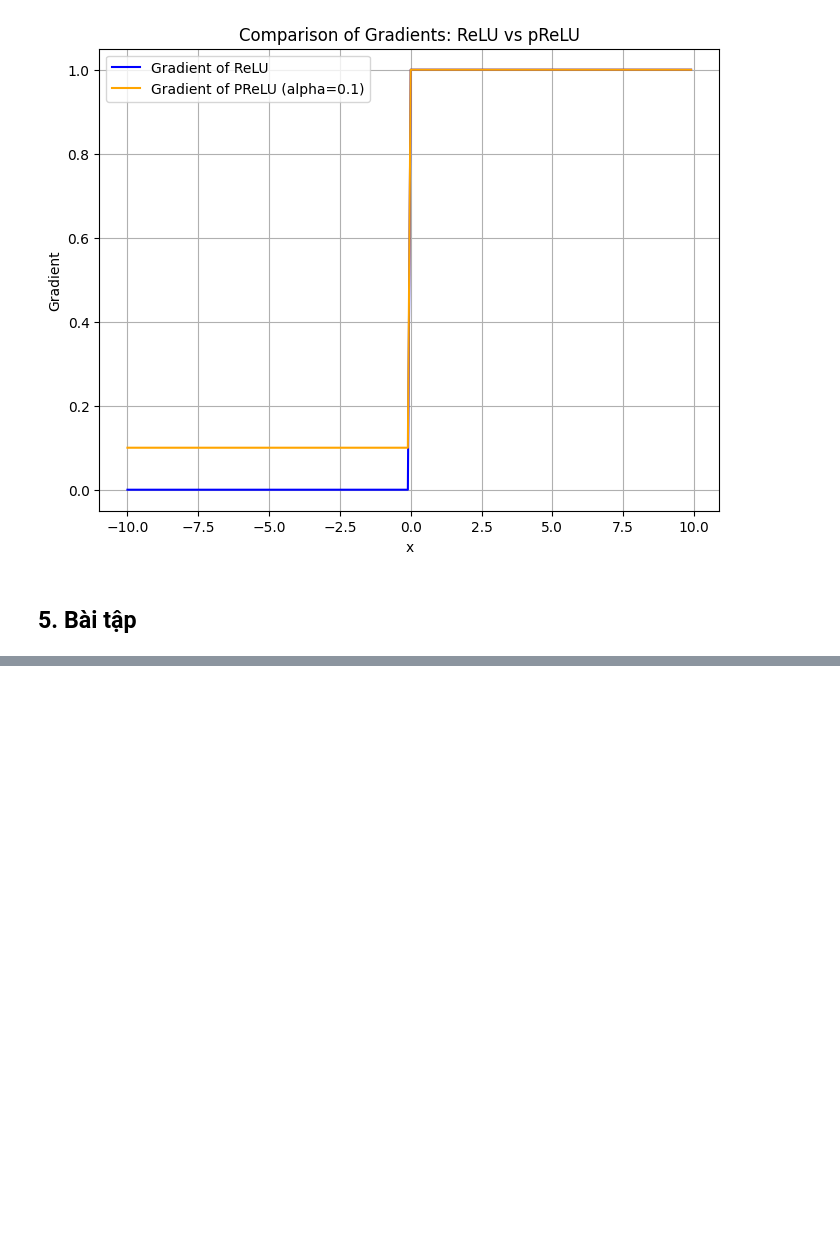
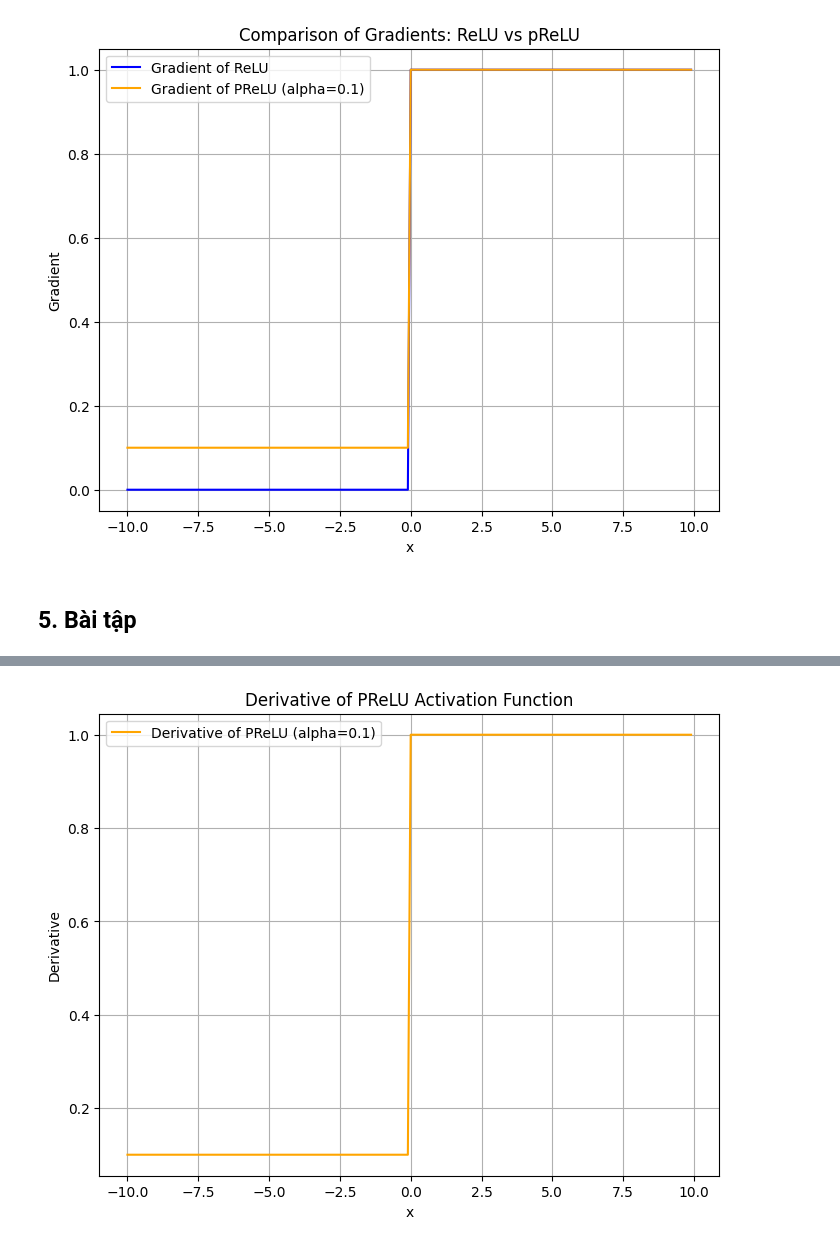
Before and after one commit to lifebow/MFFCS, a Jupyter notebook: hiddenLayers.ipynb, the cells around one changed output, grey strips where cells are left out. Drawn from its saved outputs; the diff is of its cells as text; code cells hidden in the pictures; blank space fills up the shorter version.

```diff
--- a/hiddenLayers.ipynb
+++ b/hiddenLayers.ipynb
@@ -229,9 +209,0 @@ Tạo dữ liệu 2D ban đầu
-# %%
-import numpy as np
-import matplotlib.pyplot as plt
-
-# Tạo lưới điểm đầu vào 2D
-x = np.linspace(-1, 1, 20)
-y = np.linspace(-1, 1, 20)
-X, Y = np.meshgrid(x, y)
-points = np.vstack([X.ravel(), Y.ravel()])  # shape (2, N)
@@ -414,0 +236,16 @@ Dưới đây là code để visualize sự tương đồng giữa hàm $\operat
+# %%
+# Compute the derivative of the pReLU activation function
+alpha = 0.1  # Parameter for pReLU
+grad_prelu = torch.where(x >= 0, torch.ones_like(x), torch.full_like(x, alpha))
+
+# Plot the derivative
+plt.figure(figsize=(8, 6))
+plt.plot(x.detach(), grad_prelu, label=f"Derivative of PReLU (alpha={alpha})", color='orange')
+plt.title("Derivative of PReLU Activation Function")
+plt.xlabel("x")
+plt.ylabel("Derivative")
+plt.grid(True)
+plt.legend()
+plt.show()
+# %% [output]
+[figure, added]
```
Also changed, not shown: parts of 24 cells of this notebook.
